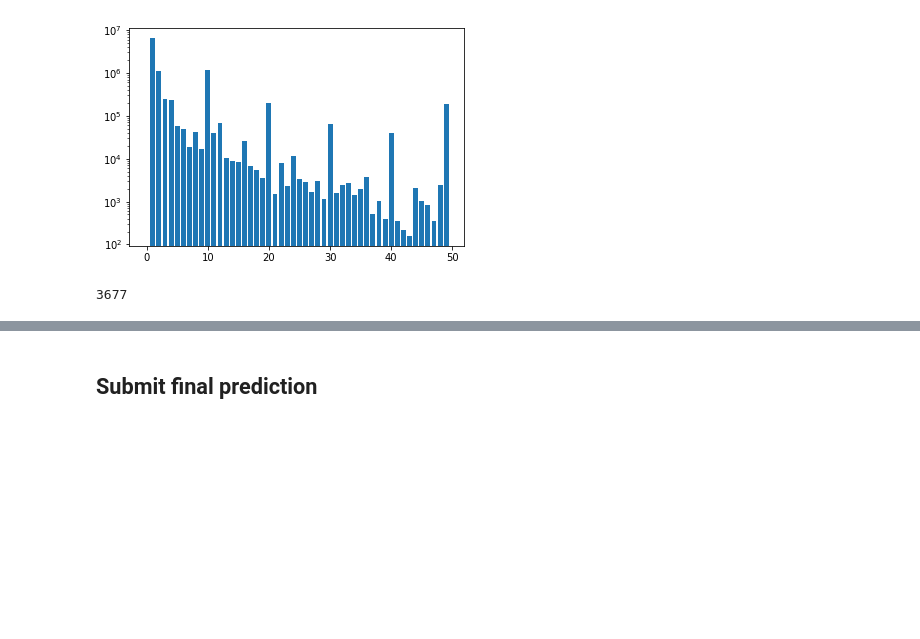
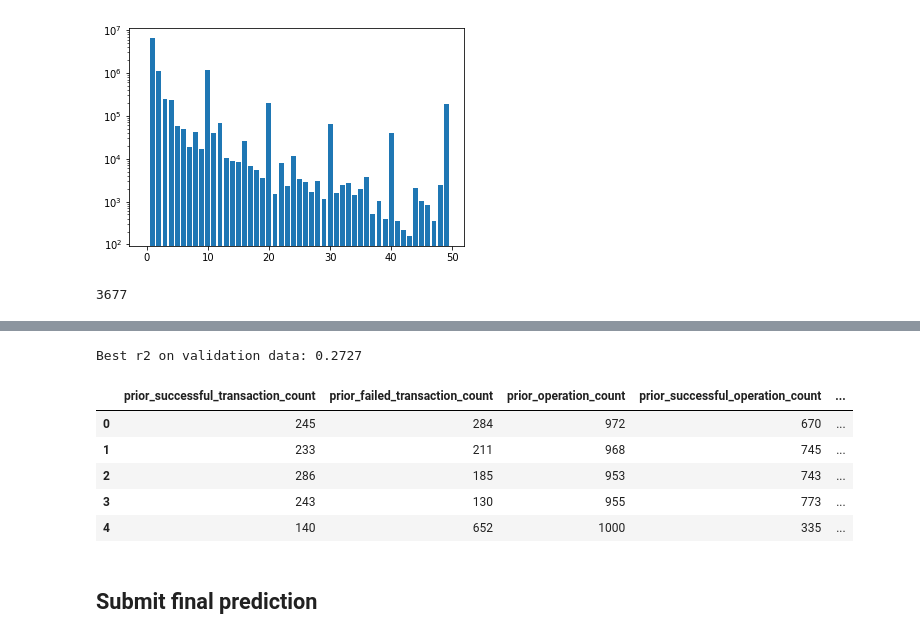
Before and after one commit to SuperbTUM/Stellar-Blockchain-Prediction-Kaggle, a Jupyter notebook: competition.ipynb, the cells around one changed output, grey strips where cells are left out. Saved outputs shown, nothing was run; the diff lists cells and outputs as text; code cells hidden in the pictures; blank space fills up the shorter version.

```diff
--- a/competition.ipynb
+++ b/competition.ipynb
@@ -279,0 +311,17 @@ predict = np.where(predict < 100, 100, predict)
+# %%
+print('Best r2 on validation data: {0:.4g}'.format(1-automl.best_loss))
+# %% [output]
+Best r2 on validation data: 0.2727
+# %%
+test["new_feature"] = test["prior_max_fee_charged"] * test["transaction_operation_count"]
+test = test.reindex(columns = list(attributes_train) + ["new_feature"])
+test["new_feature"] = test["new_feature"].astype(float)
+# %%
+test.head()
+# %% [output]
+|  | prior_successful_transaction_count | prior_failed_transaction_count | prior_operation_count | prior_successful_operation_count | ... |
+| 0 | 245 | 284 | 972 | 670 | ... |
+| 1 | 233 | 211 | 968 | 745 | ... |
+| 2 | 286 | 185 | 953 | 743 | ... |
+| 3 | 243 | 130 | 955 | 773 | ... |
+| 4 | 140 | 652 | 1000 | 335 | ... |
```
Also changed, not shown: parts of 34 cells of this notebook.
